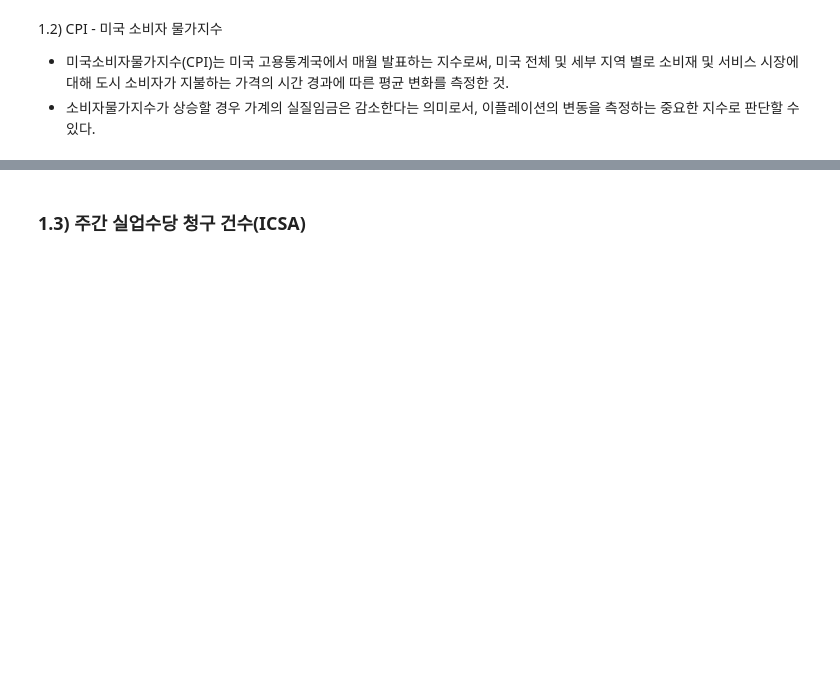
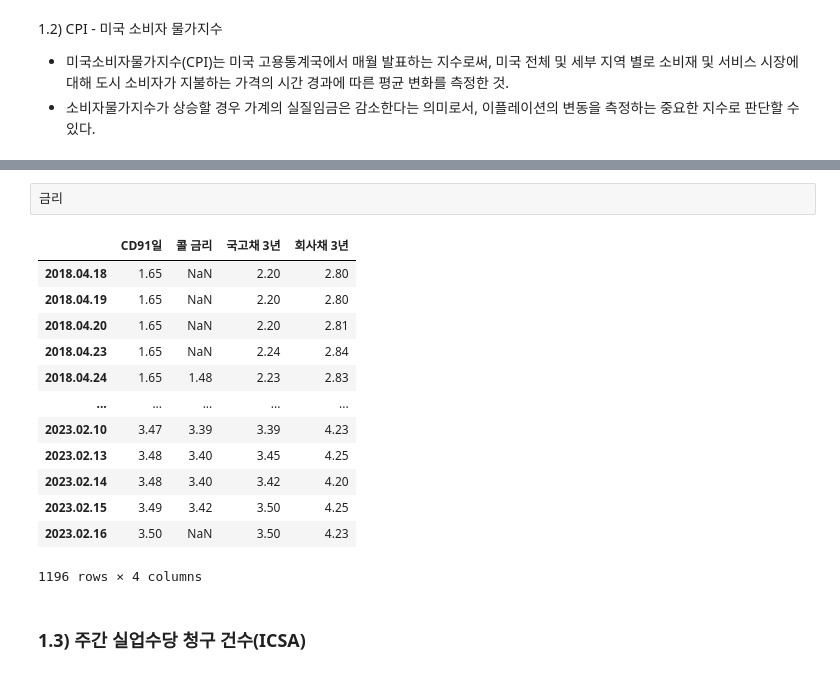
Before and after one commit to epzlfnql/Automated-Trading-Systems, a Jupyter notebook: 외부지표_crawling/경제지표.ipynb, the cells around one changed output, grey strips where cells are left out. Cells and saved outputs as stored; diff of their text form; blank space fills up the shorter version.

```diff
--- a/외부지표_crawling/경제지표.ipynb
+++ b/외부지표_crawling/경제지표.ipynb
@@ -67,3 +150,19 @@ df_krx
+# %%
+금리
+# %% [output]
+|  | CD91일 | 콜 금리 | 국고채 3년 | 회사채 3년 |
+| 2018.04.18 | 1.65 | NaN | 2.20 | 2.80 |
+| 2018.04.19 | 1.65 | NaN | 2.20 | 2.80 |
+| 2018.04.20 | 1.65 | NaN | 2.20 | 2.81 |
+| 2018.04.23 | 1.65 | NaN | 2.24 | 2.84 |
+| 2018.04.24 | 1.65 | 1.48 | 2.23 | 2.83 |
+| ... | ... | ... | ... | ... |
+| 2023.02.10 | 3.47 | 3.39 | 3.39 | 4.23 |
+| 2023.02.13 | 3.48 | 3.40 | 3.45 | 4.25 |
+| 2023.02.14 | 3.48 | 3.40 | 3.42 | 4.20 |
+| 2023.02.15 | 3.49 | 3.42 | 3.50 | 4.25 |
+| 2023.02.16 | 3.50 | NaN | 3.50 | 4.23 |
+1196 rows × 4 columns
 # %% [markdown]
 ### 1.3) 주간 실업수당 청구 건수(ICSA)
 # %%
```
Also changed, not shown: parts of 2 cells of this notebook, 1 other file.
